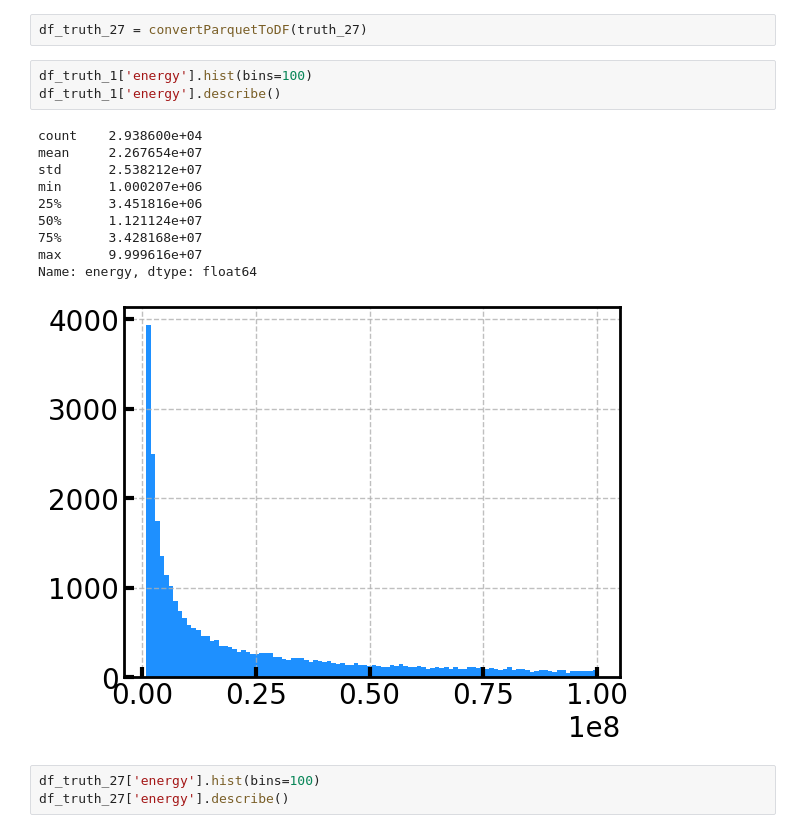
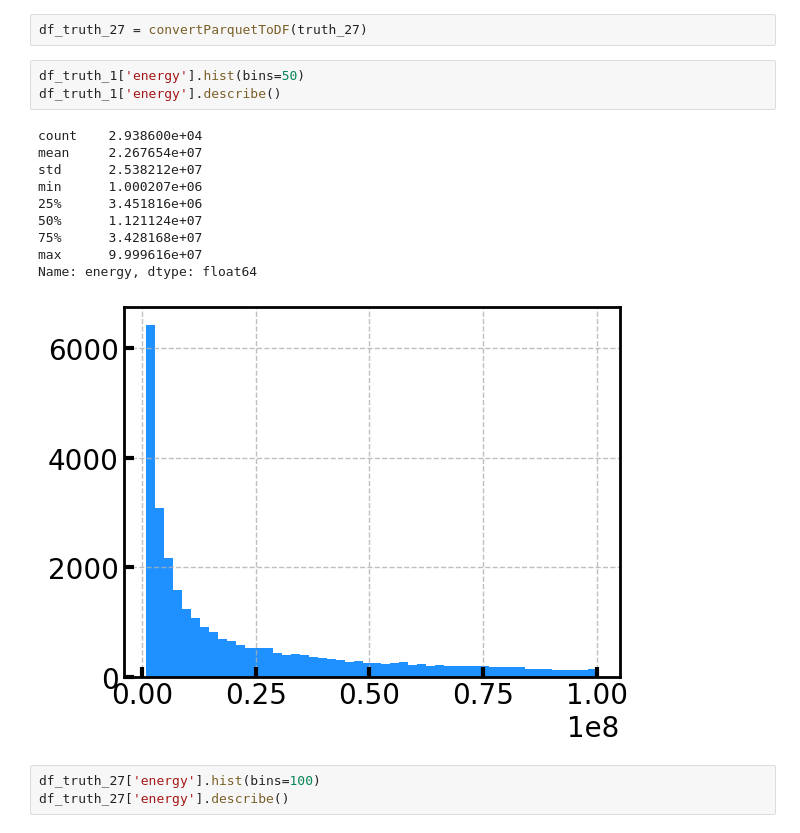
Before and after one commit to KUcyans/PMTfication, a Jupyter notebook: PMTficationVerify.ipynb, the cells around one changed output. Saved outputs shown, nothing was run; the diff lists cells and outputs as text.

```diff
--- a/PMTficationVerify.ipynb
+++ b/PMTficationVerify.ipynb
@@ -154,19 +154,19 @@ df_truth_1 = convertParquetToDF(truth_1)
 # %%
 df_truth_27 = convertParquetToDF(truth_27)
 # %%
-df_truth_1['energy'].hist(bins=100)
+df_truth_1['energy'].hist(bins=50)
 df_truth_1['energy'].describe()
 # %% [output]
 count    2.938600e+04
 mean     2.267654e+07
 std      2.538212e+07
 min      1.000207e+06
 25%      3.451816e+06
 50%      1.121124e+07
 75%      3.428168e+07
 max      9.999616e+07
 Name: energy, dtype: float64
-[figure, old version]
+[figure, new version]
 # %%
 df_truth_27['energy'].hist(bins=100)
 df_truth_27['energy'].describe()
```
Also changed, not shown: parts of 3 cells of this notebook, 10 other files.
